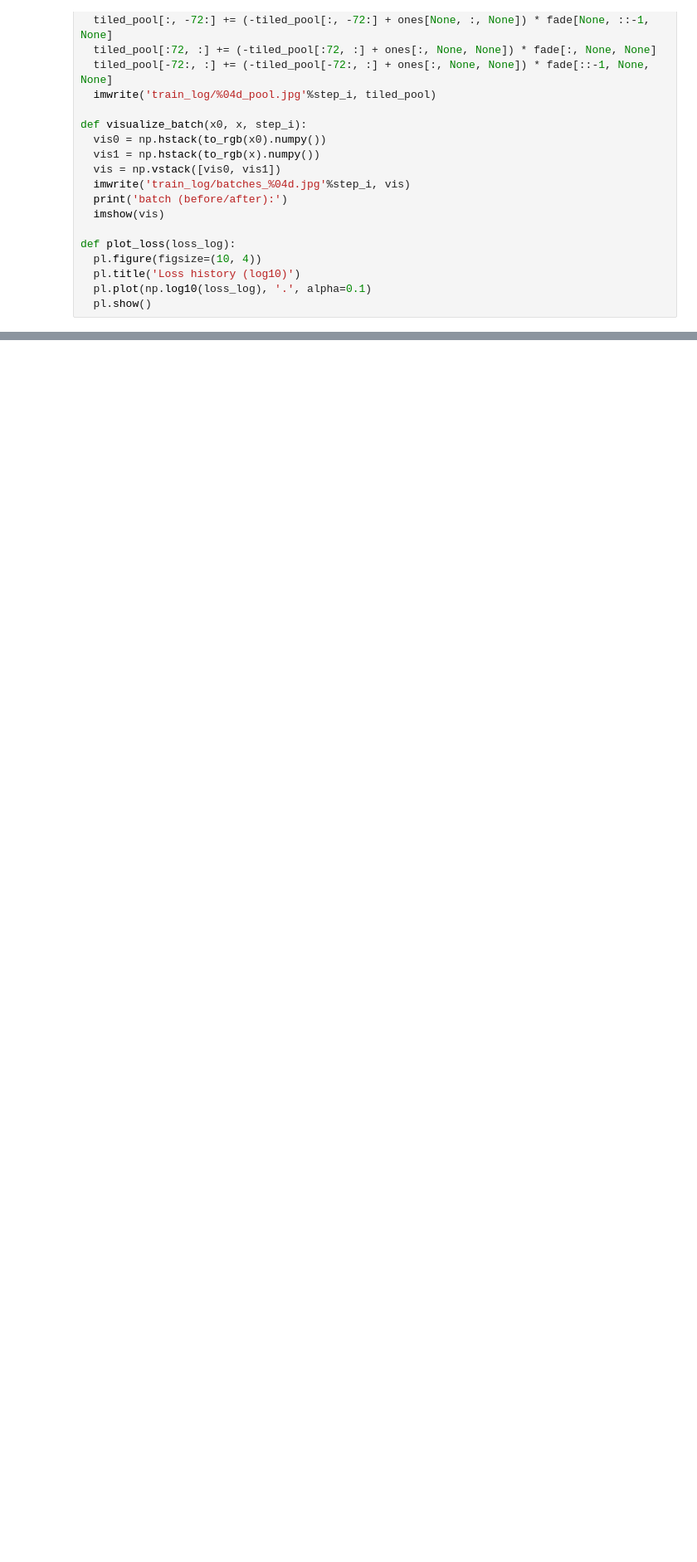
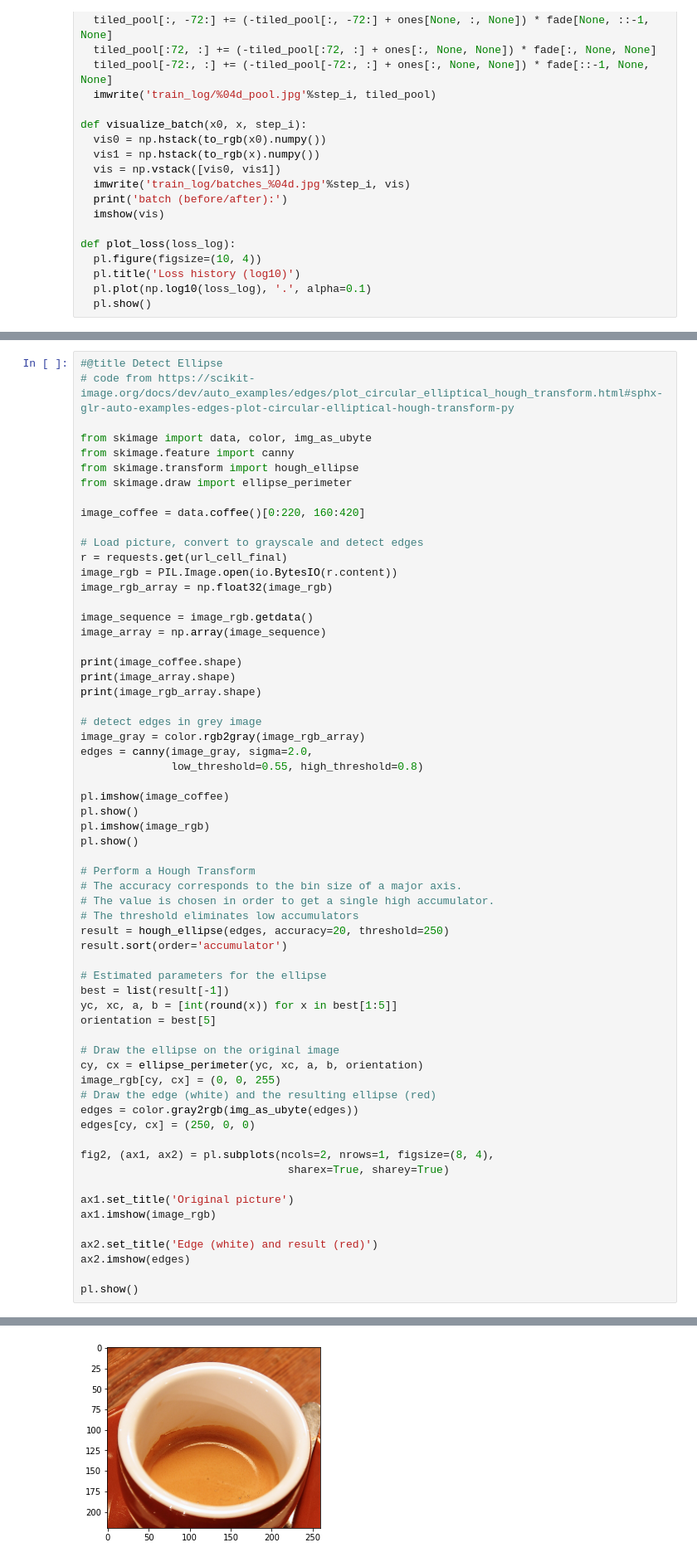
Before and after one commit to Schumacher-group/post--growing-ca, a Jupyter notebook: Growing_Neural_Cellular_Automata_2_0.ipynb, the cells around one changed output, grey strips where cells are left out. Shown at 83% size. Saved outputs shown, nothing was run; the diff lists cells and outputs as text; blank space fills up the shorter version.

```diff
--- a/Growing_Neural_Cellular_Automata_2_0.ipynb
+++ b/Growing_Neural_Cellular_Automata_2_0.ipynb
@@ -445,0 +531,63 @@ imshow(zoom(to_rgb(target_img), 2), fmt='png')
+# %%
+#@title Detect Ellipse
+# code from https://scikit-image.org/docs/dev/auto_examples/edges/plot_circular_elliptical_hough_transform.html#sphx-glr-auto-examples-edges-plot-circular-elliptical-hough-transform-py
+
+from skimage import data, color, img_as_ubyte
+from skimage.feature import canny
+from skimage.transform import hough_ellipse
+from skimage.draw import ellipse_perimeter
+
+image_coffee = data.coffee()[0:220, 160:420]
+
+# Load picture, convert to grayscale and detect edges
+r = requests.get(url_cell_final)
+image_rgb = PIL.Image.open(io.BytesIO(r.content))
+image_rgb_array = np.float32(image_rgb)
+
+image_sequence = image_rgb.getdata()
+image_array = np.array(image_sequence)
+
+print(image_coffee.shape)
+print(image_array.shape)
+print(image_rgb_array.shape)
+
+# detect edges in grey image
+image_gray = color.rgb2gray(image_rgb_array)
+edges = canny(image_gray, sigma=2.0,
+              low_threshold=0.55, high_threshold=0.8)
+
+pl.imshow(image_coffee)
+pl.show()
+pl.imshow(image_rgb)
+pl.show()
+
+# Perform a Hough Transform
+# The accuracy corresponds to the bin size of a major axis.
+# The value is chosen in order to get a single high accumulator.
+# The threshold eliminates low accumulators
+result = hough_ellipse(edges, accuracy=20, threshold=250)
+result.sort(order='accumulator')
+
+# Estimated parameters for the ellipse
+best = list(result[-1])
+yc, xc, a, b = [int(round(x)) for x in best[1:5]]
+orientation = best[5]
+
+# Draw the ellipse on the original image
+cy, cx = ellipse_perimeter(yc, xc, a, b, orientation)
+image_rgb[cy, cx] = (0, 0, 255)
+# Draw the edge (white) and the resulting ellipse (red)
+edges = color.gray2rgb(img_as_ubyte(edges))
+edges[cy, cx] = (250, 0, 0)
+
+fig2, (ax1, ax2) = pl.subplots(ncols=2, nrows=1, figsize=(8, 4),
+                                sharex=True, sharey=True)
+
+ax1.set_title('Original picture')
+ax1.imshow(image_rgb)
+
+ax2.set_title('Edge (white) and result (red)')
+ax2.imshow(edges)
+
+pl.show()
+# %% [output]
@@ -445,0 +597 @@ imshow(zoom(to_rgb(target_img), 2), fmt='png')
+[figure, added]
```
Also changed, not shown: parts of 10 cells of this notebook.
